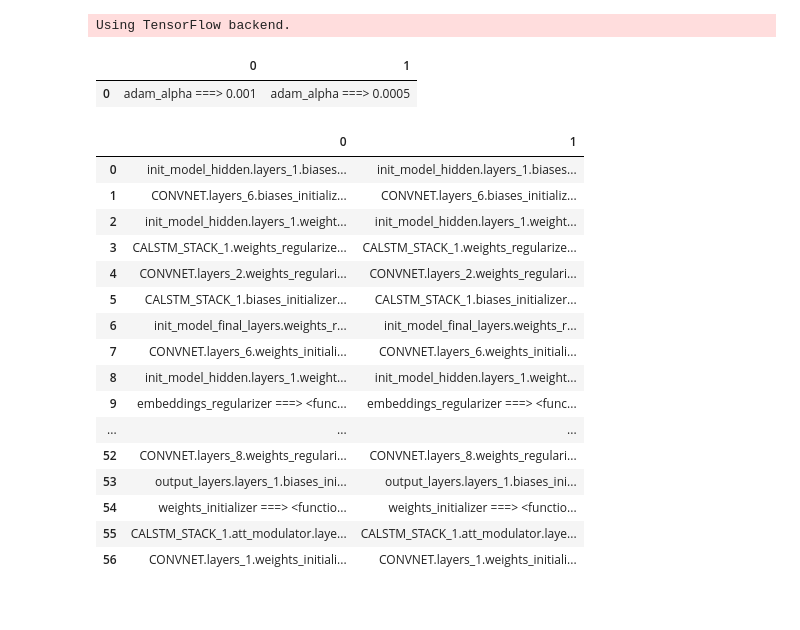
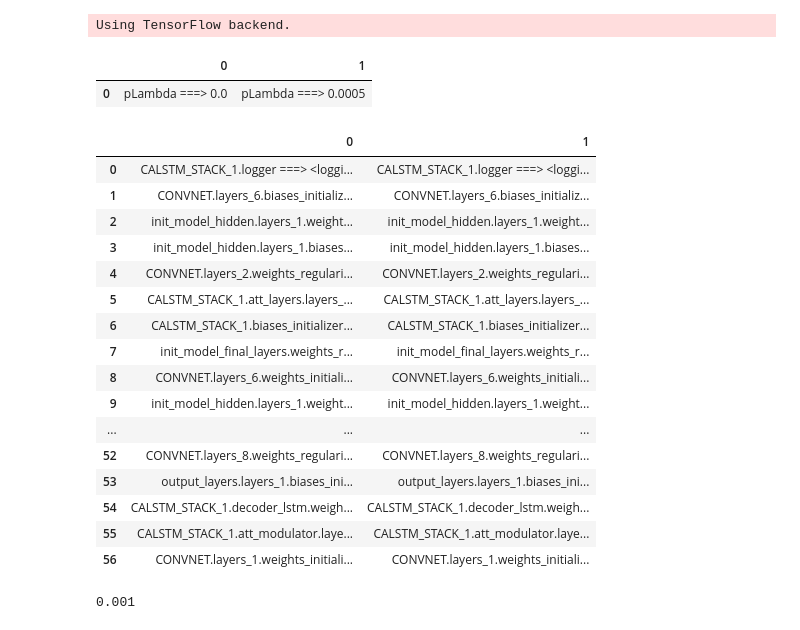
Before and after one commit to untrix/im2latex, a Jupyter notebook: src/diff_params.ipynb, the cells around one changed output. Cells and saved outputs as stored; diff of their text form; code cells hidden in the pictures.

```diff
--- a/src/diff_params.ipynb
+++ b/src/diff_params.ipynb
@@ -28,34 +28,27 @@ import viz_commons as vc
 from viz_commons import VisualizeDir, DiffParams, VisualizeStep
 # %% [output]
 Using TensorFlow backend.
-# %%
-# diff = DiffParams('./tb_metrics/2017-09-26 22-40-18 PDT', './tb_metrics/2017-10-07 14-33-35 PDT_2CALSTMs')
-# diff = DiffParams('./tb_metrics/2017-10-07 14-33-35 PDT', './tb_metrics/2017-10-08 12-26-45 PDT')
-# diff = DiffParams('./tb_metrics/2017-09-26 22-40-18 PDT', './tb_metrics/2017-10-08 12-26-45 PDT')
-# diff = DiffParams('./tb_metrics/2017-09-26 22-40-18 PDT/w=1', './tb_metrics/2017-10-08 12-26-45 PDT')
-# diff = DiffParams('./tb_metrics/2017-10-09 16-01-07 PDT_good', './tb_metrics/2017-10-09 17-43-49 PDT')
-# diff = DiffParams('./tb_metrics/2017-09-26 22-40-18 PDT', './tb_metrics/2017-10-09 16-01-07 PDT_good')
-# diff = DiffParams('/zpool_3TB/i2l/tb_metrics/2017-11-17 21-30-42 PST best_newData_3.1LSTM_2init_3OutMLP_3attMLPfull_1beta_0pLambda_regroupImage_i=2' ,'./tb_metrics_dev/2017-11-18 13-35-37 PST newData_3.1LSTM_2init_3OutMLP_3attMLPfull_1beta_0pLambda_regroupImage_i=2')
-diff = DiffParams('./tb_metrics_dev/2017-11-18 13-35-37 PST newData_3.1LSTM_2init_3OutMLP_3attMLPfull_1beta_0pLambda_regroupImage_i=2', './tb_metrics_dev/2017-11-18 20-34-05 PST newData_3.1LSTM_2init_3OutMLP_3attMLPfull_1beta_0pLambda_regroupImage_i=2')
-# diff = DiffParams('/zpool_3TB/i2l/tb_metrics/2017-11-17 21-30-42 PST best_newData_3.1LSTM_2init_3OutMLP_3attMLPfull_1beta_0pLambda_regroupImage_i=2' , './tb_metrics_dev/2017-11-18 20-34-05 PST newData_3.1LSTM_2init_3OutMLP_3attMLPfull_1beta_0pLambda_regroupImage_i=2')
-diff.hyper()
-# %% [output]
-|  | 0 | 1 |
-| 0 | adam_alpha ===> 0.001 | adam_alpha ===> 0.0005 |
-|  | 0 | 1 |
-| 0 | init_model_hidden.layers_1.biases... | init_model_hidden.layers_1.biases... |
-| 1 | CONVNET.layers_6.biases_initializ... | CONVNET.layers_6.biases_initializ... |
-| 2 | init_model_hidden.layers_1.weight... | init_model_hidden.layers_1.weight... |
-| 3 | CALSTM_STACK_1.weights_regularize... | CALSTM_STACK_1.weights_regularize... |
-| 4 | CONVNET.layers_2.weights_regulari... | CONVNET.layers_2.weights_regulari... |
-| 5 | CALSTM_STACK_1.biases_initializer... | CALSTM_STACK_1.biases_initializer... |
-| 6 | init_model_final_layers.weights_r... | init_model_final_layers.weights_r... |
-| 7 | CONVNET.layers_6.weights_initiali... | CONVNET.layers_6.weights_initiali... |
-| 8 | init_model_hidden.layers_1.weight... | init_model_hidden.layers_1.weight... |
-| 9 | embeddings_regularizer ===> <func... | embeddings_regularizer ===> <func... |
-| ... | ... | ... |
-| 52 | CONVNET.layers_8.weights_regulari... | CONVNET.layers_8.weights_regulari... |
-| 53 | output_layers.layers_1.biases_ini... | output_layers.layers_1.biases_ini... |
-| 54 | weights_initializer ===> <functio... | weights_initializer ===> <functio... |
-| 55 | CALSTM_STACK_1.att_modulator.laye... | CALSTM_STACK_1.att_modulator.laye... |
-| 56 | CONVNET.layers_1.weights_initiali... | CONVNET.layers_1.weights_initiali... |
+# %%
+# diff = DiffParams('/zpool_3TB/i2l/tb_metrics/2017-11-18 20-34-05 PST best_newData_3.1LSTM_2init_3OutMLP_3attMLPfull_1beta_0pLambda_regroupImage_i=2', './tb_metrics_dev/2017-11-19 21-31-52 PST noBins_3.1LSTM_2init_3OutMLP_3attMLPfull_1beta_0pLambda_regroupImage_i=2')
+diff = DiffParams('/zpool_3TB/i2l/tb_metrics/2017-11-17 21-30-42 PST best_newData_3.1LSTM_2init_3OutMLP_3attMLPfull_1beta_0pLambda_regroupImage_i=2', '/zpool_3TB/i2l/tb_metrics/2017-11-18 13-35-37 PST newData_3.1LSTM_2init_3OutMLP_3attMLPfull_1beta_0pLambda_regroupImage_i=2')
+diff.hyper()
+# %% [output]
+|  | 0 | 1 |
+| 0 | pLambda ===> 0.0 | pLambda ===> 0.0005 |
+|  | 0 | 1 |
+| 0 | CALSTM_STACK_1.logger ===> <loggi... | CALSTM_STACK_1.logger ===> <loggi... |
+| 1 | CONVNET.layers_6.biases_initializ... | CONVNET.layers_6.biases_initializ... |
+| 2 | init_model_hidden.layers_1.weight... | init_model_hidden.layers_1.weight... |
+| 3 | init_model_hidden.layers_1.biases... | init_model_hidden.layers_1.biases... |
+| 4 | CONVNET.layers_2.weights_regulari... | CONVNET.layers_2.weights_regulari... |
+| 5 | CALSTM_STACK_1.att_layers.layers_... | CALSTM_STACK_1.att_layers.layers_... |
+| 6 | CALSTM_STACK_1.biases_initializer... | CALSTM_STACK_1.biases_initializer... |
+| 7 | init_model_final_layers.weights_r... | init_model_final_layers.weights_r... |
+| 8 | CONVNET.layers_6.weights_initiali... | CONVNET.layers_6.weights_initiali... |
+| 9 | init_model_hidden.layers_1.weight... | init_model_hidden.layers_1.weight... |
+| ... | ... | ... |
+| 52 | CONVNET.layers_8.weights_regulari... | CONVNET.layers_8.weights_regulari... |
+| 53 | output_layers.layers_1.biases_ini... | output_layers.layers_1.biases_ini... |
+| 54 | CALSTM_STACK_1.decoder_lstm.weigh... | CALSTM_STACK_1.decoder_lstm.weigh... |
+| 55 | CALSTM_STACK_1.att_modulator.laye... | CALSTM_STACK_1.att_modulator.laye... |
+| 56 | CONVNET.layers_1.weights_initiali... | CONVNET.layers_1.weights_initiali... |
@@ -61,0 +57,4 @@ diff.hyper()
+# %%
+one['adam_alpha']
+# %% [output]
+0.001
```
Also changed, not shown: parts of 1 cell of this notebook, 8 other files.
